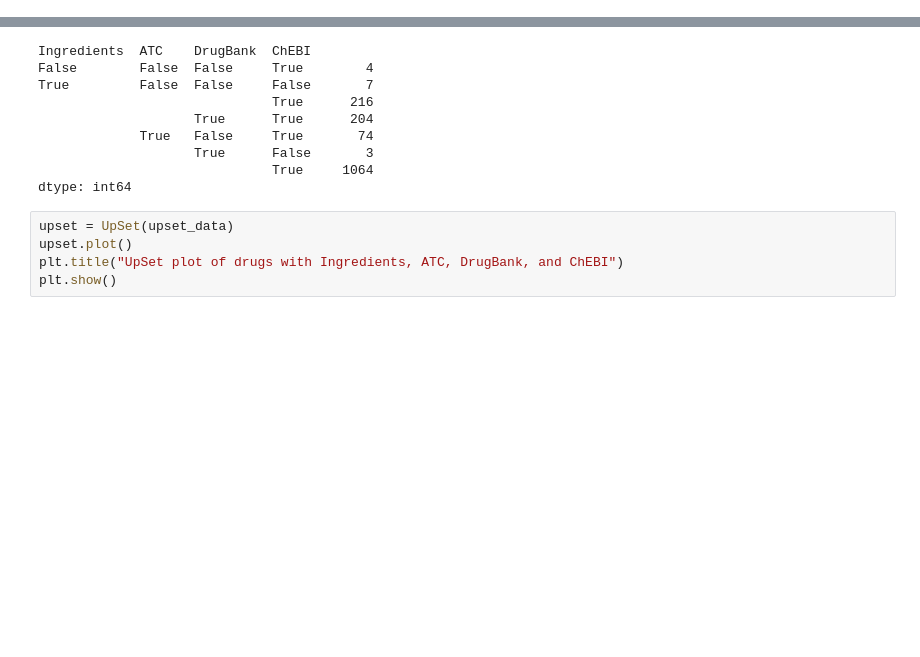
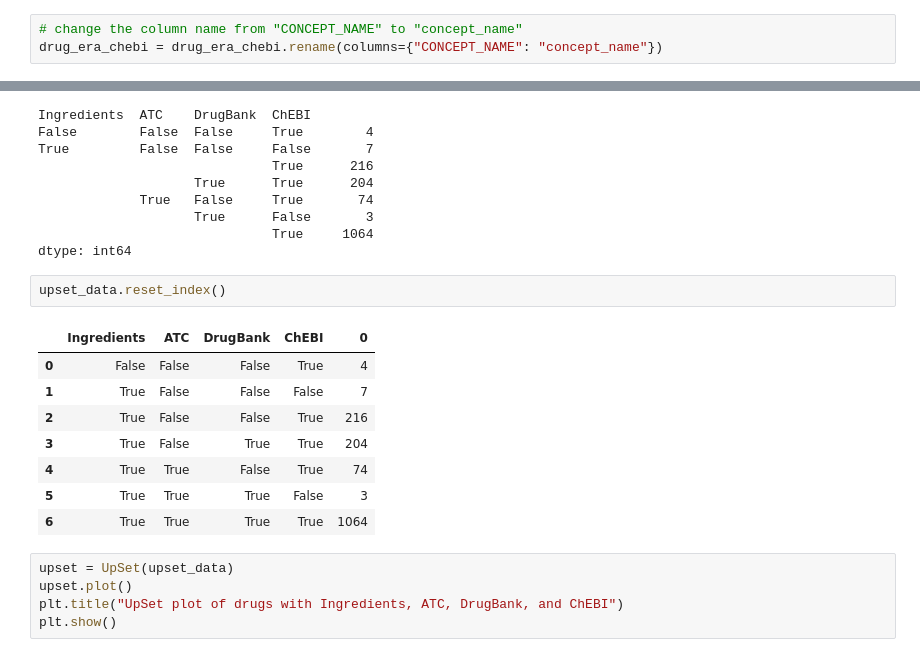
Before and after one commit to spicadust/Project_PerMed, a Jupyter notebook: notebooks/eda/venn_diagram.ipynb, the cells around one changed output, grey strips where cells are left out. Saved outputs shown, nothing was run; the diff lists cells and outputs as text; blank space fills up the shorter version.

```diff
--- a/notebooks/eda/venn_diagram.ipynb
+++ b/notebooks/eda/venn_diagram.ipynb
@@ -31,6 +31,9 @@ drug_era_chebi.head()
 | 2 | 2 | 529411 | 529411 | 798306.0 | tetanus toxoid vaccine, inactivated | NaN | CHEBI_60816 | ... |
 | 3 | 3 | 532881 | 532881 | 807219.0 | Typhoid Vi Polysaccharide Vaccine... | AND | CHEBI_60816 | CHEBI_65212 | ... |
 | 4 | 4 | 702865 | 702865 | 6760.0 | Meprobamate | NaN | CHEBI_6761 | ... |
+# %%
+# change the column name from "CONCEPT_NAME" to "concept_name"
+drug_era_chebi = drug_era_chebi.rename(columns={"CONCEPT_NAME": "concept_name"})
 # %%
 drug_era_drugbank.head()
 # %% [output]
@@ -86,6 +112,17 @@ True         False  False     False       7
                     True      False       3
                               True     1064
 dtype: int64
+# %%
+upset_data.reset_index()
+# %% [output]
+|  | Ingredients | ATC | DrugBank | ChEBI | 0 |
+| 0 | False | False | False | True | 4 |
+| 1 | True | False | False | False | 7 |
+| 2 | True | False | False | True | 216 |
+| 3 | True | False | True | True | 204 |
+| 4 | True | True | False | True | 74 |
+| 5 | True | True | True | False | 3 |
+| 6 | True | True | True | True | 1064 |
 # %%
 upset = UpSet(upset_data)
 upset.plot()
```
Also changed, not shown: parts of 10 cells of this notebook, 8 other files.
